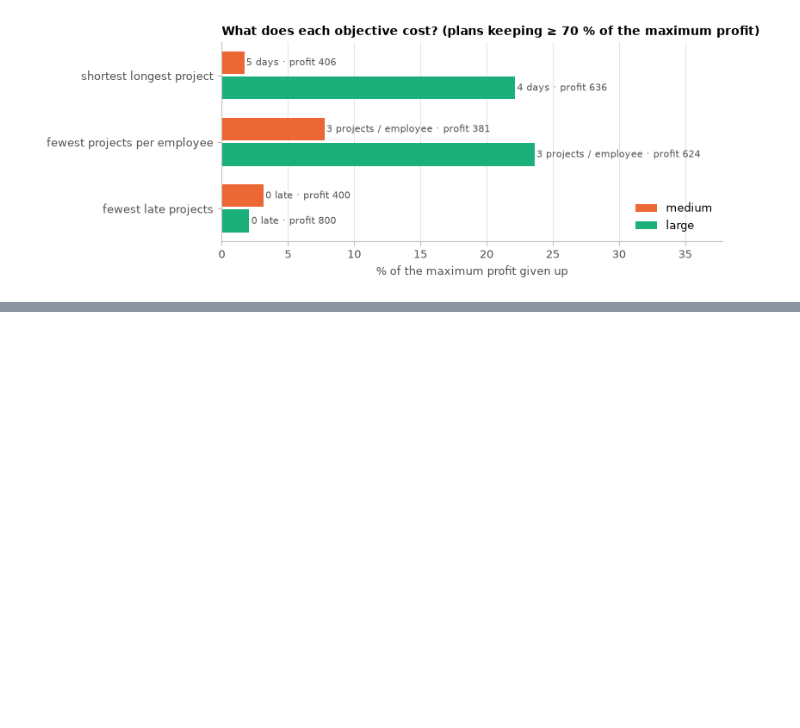
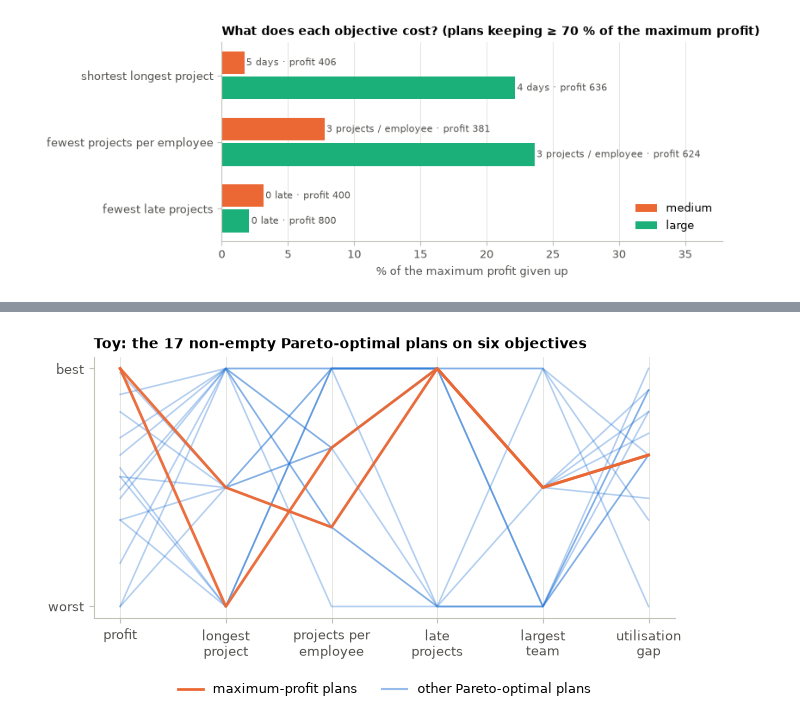
Before and after one commit to amithkm9/Decision_Modeling, a Jupyter notebook: CompuOpti_staffing_improved (1).ipynb, the cells around one changed output, grey strips where cells are left out. Saved outputs shown, nothing was run; the diff lists cells and outputs as text; code cells hidden in the pictures; blank space fills up the shorter version.

```diff
--- a/CompuOpti_staffing_improved (1).ipynb
+++ b/CompuOpti_staffing_improved (1).ipynb
@@ -1251,0 +1278,20 @@ save(fig, "price_of_objectives")
+# %%
+df = table(front6)[OBJS]
+df = df[df.profit > 0]  # drop the empty plan
+score = (df - df.min()) / (df.max() - df.min()).replace(0, 1)
+for o in BRIEF[1:] + OBJS[4:]:  # minimised objectives: flip so that 1 = best on every axis
+    score[o] = 1 - score[o]
+fig, ax = plt.subplots(figsize=(7.5, 3.4))
+for i, r in score.iterrows():
+    hot = df.loc[i, "profit"] == df.profit.max()
+    ax.plot(range(len(OBJS)), r.values, color=INST_COLOR["medium"] if hot else BLUE,
+            alpha=0.95 if hot else 0.35, lw=2 if hot else 1.2, zorder=3 if hot else 2)
+ax.set(xticks=range(len(OBJS)), xticklabels=[SHORT[o] for o in OBJS], yticks=[0, 1],
+       yticklabels=["worst", "best"], title=f"Toy: the {len(df)} non-empty Pareto-optimal plans on six objectives")
+ax.legend(handles=[plt.Line2D([], [], color=INST_COLOR["medium"], lw=2, label="maximum-profit plans"),
+                   plt.Line2D([], [], color=BLUE, alpha=0.5, label="other Pareto-optimal plans")],
+          loc="upper center", bbox_to_anchor=(0.5, -0.2), ncol=2)
+ax.grid(axis="y", visible=False)
+plt.show()
+# %% [output]
+[figure, added]
```
Also changed, not shown: parts of 2 cells of this notebook.
